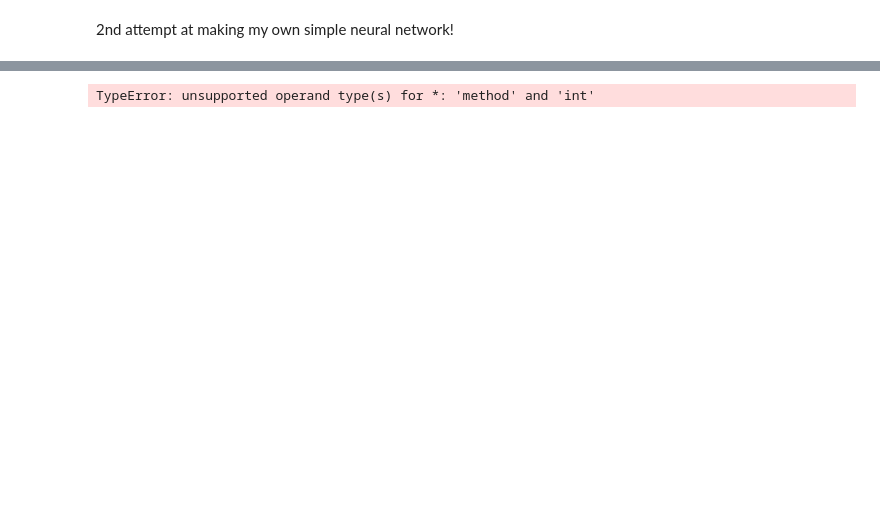
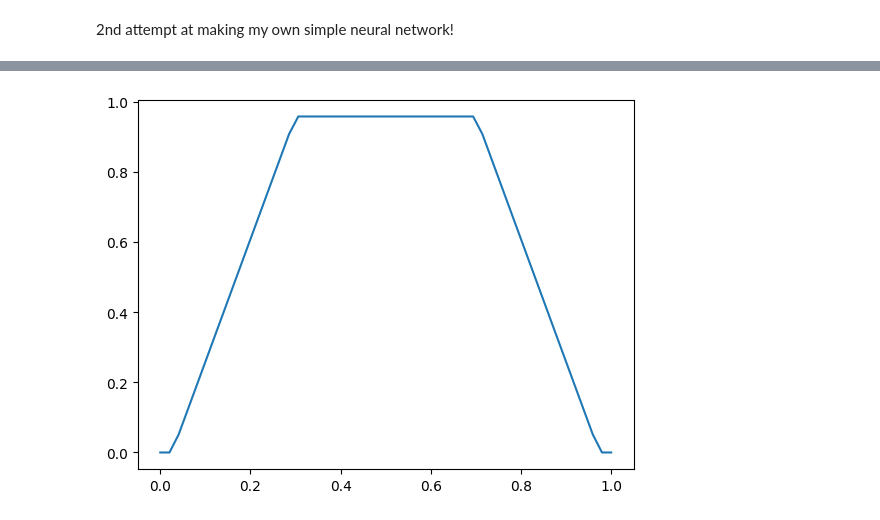
Before and after one commit to alexloh/jupyter, a Jupyter notebook: neural2.ipynb, the cells around one changed output, grey strips where cells are left out. Saved outputs shown, nothing was run; the diff lists cells and outputs as text; code cells hidden in the pictures; blank space fills up the shorter version.

```diff
--- a/neural2.ipynb
+++ b/neural2.ipynb
@@ -13,11 +13,12 @@ def relu(x):
     return np.maximum(0, x)
 
 def relu_derivative(x):
-    if x > 0: return 1
-    else: return 0
+    return np.where(x >= 0, 1, 0)
 
 activation = relu
 d_activation = relu_derivative
+
+np.set_printoptions(precision=4, linewidth=200)
 
 class NeuralNet:
     # What is the type of x and y???
@@ -27,30 +28,38 @@ class NeuralNet:
         self.input = self.x
         # self.weights1 = np.random.rand(x.shape[1], 2) - 0.5
         # self.bias1 = np.zeros(2)
-        # self.weights2 = np.random.rand(2, 1) - 0.5
-        # self.bias2 = np.zeros(1)
+        self.weights2 = np.random.rand(2, 1) - 0.5
+        self.bias2 = np.zeros(1)
         self.weights1 = np.array([[1, -1]])
         self.bias1 = np.array([[-0.3, 0.7]])
-        self.weights2 = np.array([[-3.1], [-3.2]])
-        self.bias2 = np.array([[2.2]])
+        #self.weights2 = np.array([[-3.1], [-3.2]])
+        #self.bias2 = np.array([[2.2]])
         self.output = np.zeros(self.y.shape)
         self.learning_rate = 1
 
     def feedforward(self):
-        print(f"layer1 z = {np.dot(self.input, self.weights1) + self.bias1}")
+        # print(f"layer1 z = {np.dot(self.input, self.weights1) + self.bias1}")
         layer1 = activation(np.dot(self.input, self.weights1) + self.bias1)
         self.layer1 = layer1
-        print(f"layer1 = {self.layer1}")
-        print(f"output z = {np.dot(self.layer1, self.weights2) + self.bias2}")
+        # print(f"layer1 = {self.layer1}")
+        # print(f"output z = {np.dot(self.layer1, self.weights2) + self.bias2}")
         output = activation(np.dot(layer1, self.weights2) + self.bias2)
         self.output = output
-        print(f"output = {self.output}")
+        # print(f"output = {self.output}")
 
     def backpropagate(self):
         d_weights2 = np.dot(self.layer1.T, (2*(self.y - self.output) * d_activation(self.output)))
+        print(f"d_weights2 = f{d_weights2}")
+        print(f"  2*(self.y - self.output) = f{2*(self.y - self.output)}")
+        print(f"  d_activation(self.output) = f{d_activation(self.output)}")
+        print(f"  z = f{2*(self.y - self.output) * d_activation(self.output)}")
         d_bias2 = np.sum(2*(self.y - self.output) * d_activation(self.output), axis=0)
-        print(f"d_bias2 = {d_bias2}")
-        print(f"bias2 = {self.bias2}")
+        print(f"d_bias2 = f{d_bias2}")
+        print(f"  2*(self.y - self.output) = f{2*(self.y - self.output)}")
+        print(f"  d_activation(self.output) = f{d_activation(self.output)}")
+        print(f"  z = f{2*(self.y - self.output) * d_activation(self.output)}")
+        # print(f"d_bias2 = {d_bias2}")
+        # print(f"bias2 = {self.bias2}")
         #d_weights1 = np.dot(self.input.T,  (np.dot(2*(self.y - self.output) * d_activation(self.output), self.weights2.T) * d_activation(self.layer1)))
         #d_bias1 = (np.dot(2*(self.y - self.output) * d_activation(self.output), self.weights2.T) * d_activation(self.layer1))
         #print(f"d_bias1 = {d_bias1}")
@@ -67,15 +76,17 @@ class NeuralNet:
         print(f"Layer: {self.layer1}")
         print(f"Outputs: {self.output}")
         print(f"Weights1: {self.weights1}")
+        print(f"Bias1: {self.bias1}")
         print(f"Weights2: {self.weights2}")
+        print(f"Bias2: {self.bias2}")
 
     def test(self, inputs):
-        print(f"layer1 z = {np.dot(input, self.weights1) + self.bias1}")
-        layer1 = activation(np.dot(input, self.weights1) + self.bias1)
-        print(f"layer1 = {self.layer1}")
-        print(f"output z = {np.dot(self.layer1, self.weights2) + self.bias2}")
+        #print(f"layer1 z = {np.dot(inputs, self.weights1) + self.bias1}")
+        layer1 = activation(np.dot(inputs, self.weights1) + self.bias1)
+        #print(f"layer1 = {self.layer1}")
+        #print(f"output z = {np.dot(self.layer1, self.weights2) + self.bias2}")
         output = activation(np.dot(layer1, self.weights2) + self.bias2)
-        print(f"output = {self.output}")
+        #print(f"output = {self.output}")
         return output
 
     def loss(self):
@@ -92,7 +103,7 @@ class NeuralNet:
 # Add function to plot shape of x vs y
 def plot(nn):
     x = np.linspace(0, 1)
-    y = nn.feedforward(np.array(x)[np.newaxis].T, test=true)
+    y = nn.test(np.array(x)[np.newaxis].T)
     plt.plot(x,y)
 
 x = np.array([ [0], [0.5], [1] ])
@@ -101,13 +112,14 @@ y = np.array([ [0], [1], [0] ])
 nn = NeuralNet(x,y)
 
 nn.feedforward()
-# for i in range(1):
-#     nn.backpropagate()
-#     nn.feedforward()
-
 nn.display()
-
-print(nn.test(np.array([[0], [0.5], [1]])))
+for i in range(100):
+    nn.backpropagate()
+    nn.feedforward()
+    print(f"\nTesting epoch #{i+1}")
+    nn.display()
+    if nn.loss() < 0.01:
+        break
 
 plot(nn)
 # %% [output]
@@ -131 +143 @@ Weights2: [[-3.1]
-TypeError: unsupported operand type(s) for *: 'method' and 'int'
+[figure, added]
```
Also changed, not shown: parts of 1 cell of this notebook.
